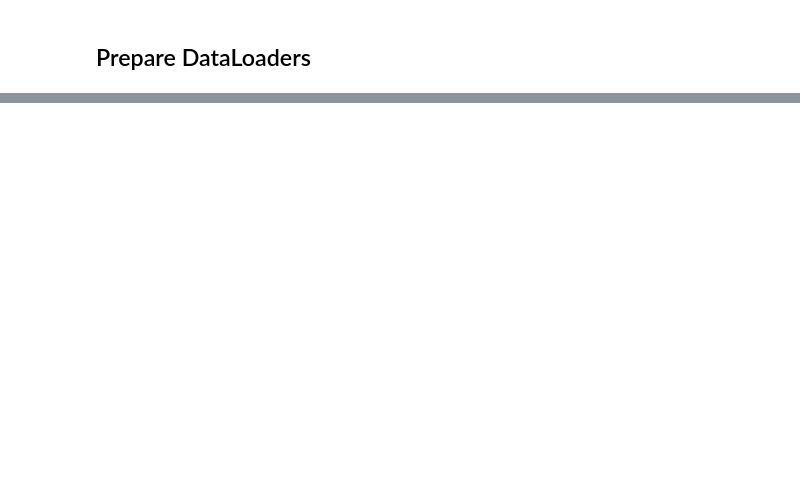
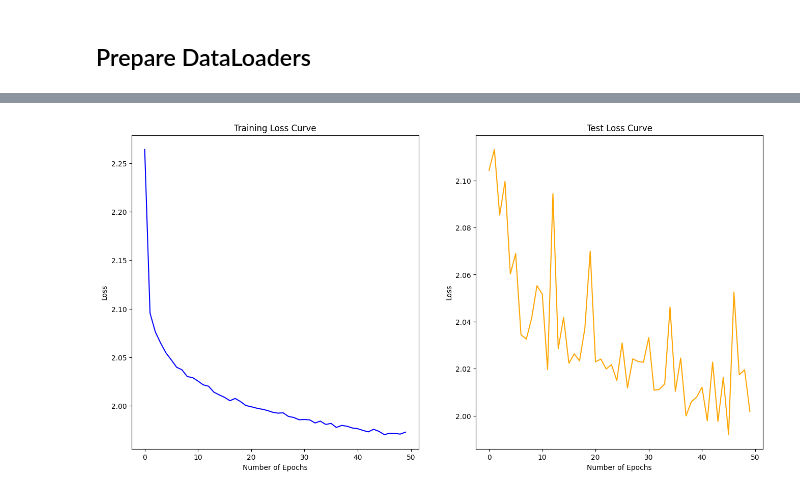
Before and after one commit to bhargav-borah/CIFAR10ImageClassification, a Jupyter notebook: cifar10_image_classification.ipynb, the cells around one changed output, grey strips where cells are left out. Drawn from its saved outputs; the diff is of its cells as text; code cells hidden in the pictures; blank space fills up the shorter version.

```diff
--- a/cifar10_image_classification.ipynb
+++ b/cifar10_image_classification.ipynb
@@ -562,0 +424,30 @@ The model is not learning at all, I need to introduce convolutional blocks for i
+# %%
+class CIFAR10ModelV1(nn.Module):
+  def __init__(self, input_shape: int, output_shape: int):
+    super().__init__()
+    self.layer_stack = nn.Sequential(
+        nn.Flatten(),
+        nn.Linear(in_features=input_shape, out_features=16),
+        nn.ReLU(),
+        nn.Linear(in_features=16, out_features=16),
+        nn.ReLU()
+    )
+
+  def forward(self, X: torch.Tensor):
+    return self.layer_stack(X)
+# %%
+model_1 = CIFAR10ModelV1(input_shape=3*32*32,
+                         output_shape=len(class_names)).to(device)
+# %%
+loss_fn = nn.CrossEntropyLoss()
+optimizer = torch.optim.Adam(params=model_1.parameters(),
+                             lr=1e-3)
+# %%
+history_1 = fit(model=model_1,
+                epochs=50,
+                train_dataloader=train_dataloader,
+                test_dataloader=test_dataloader,
+                loss_fn=loss_fn,
+                optimizer=optimizer,
+                device=device,
+                accuracy_fn=accuracy_fn)
@@ -562,0 +472,5 @@ The model is not learning at all, I need to introduce convolutional blocks for i
+# %%
+plot_loss_curves(train_losses=history_1['train_losses'],
+                 test_losses=history_1['test_losses'])
+# %% [output]
+[figure, added]
```
Also changed, not shown: parts of 67 cells of this notebook.
